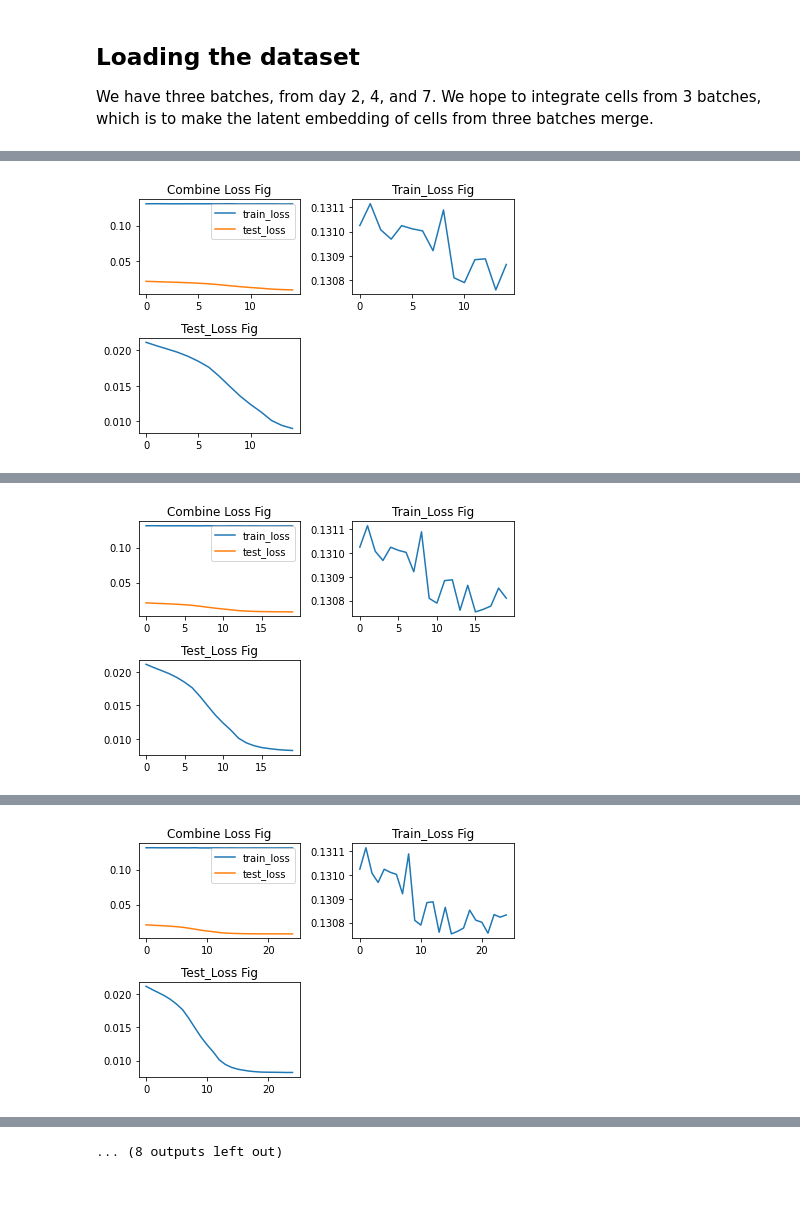
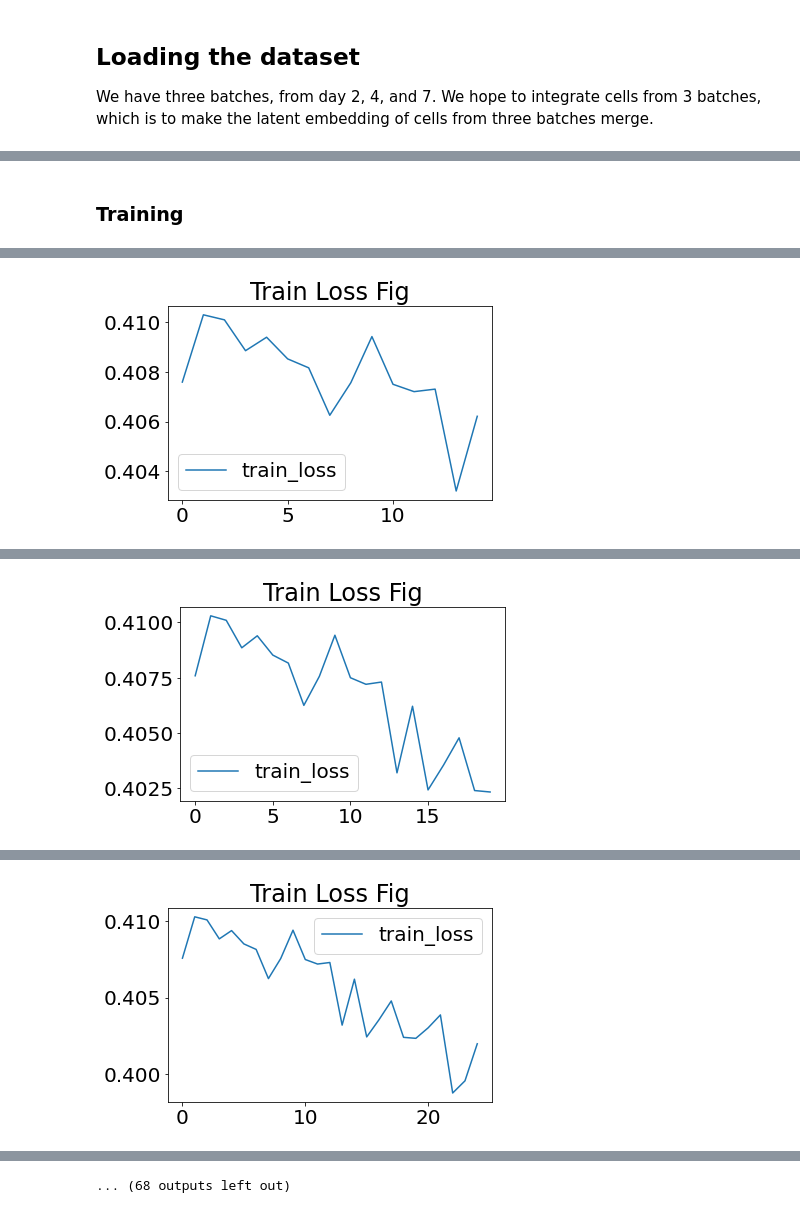
Before and after one commit to ZhangLabGT/scDisInFact, a Jupyter notebook: AntennaVAE/AE_model.ipynb, the cells around one changed output, grey strips where cells are left out. Drawn from its saved outputs; the diff is of its cells as text; code cells hidden in the pictures.

```diff
--- a/AntennaVAE/AE_model.ipynb
+++ b/AntennaVAE/AE_model.ipynb
@@ -117,0 +56,7 @@ test_loader = DataLoader(train_data, batch_size = train_data.counts.shape[0], sh
+# %%
+# PREVIEW
+load_data_d2 = data_d2.T.copy()
+load_data_d4 = data_d4.T.copy()
+load_data_d7 = data_d7.T.copy()
+
+data_batch_1, data_batch_2 = preproc_filter(load_data_d2, load_data_d4, 150)
@@ -118,5 +69,18 @@ test_loader = DataLoader(train_data, batch_size = train_data.counts.shape[0], sh
+# %%
+batch_size = 50
+seed = 222
+random.seed(seed)
+
+# construct training and testing dataset for one batch (day 4)
+train_data_1 = dataset(counts = data_batch_1.X, anno = anno_d2)
+train_loader_1 = DataLoader(train_data_1, batch_size = batch_size, shuffle=True)
+
+train_data_2 = dataset(counts = data_batch_2.X, anno = anno_d4)
+train_loader_2 = DataLoader(train_data_2, batch_size = batch_size, shuffle = True)
 # %%
-net_struc = [all_data.shape[1], 1024, 256, 64, 32]
+if data_batch_1.shape != data_batch_2.shape:
+    assert ValueError
+net_struc = [data_batch_1.shape[1], 512, 128, 32]
 
 encoder = Encoder(features=net_struc).to(device)
 decoder = Decoder(features=net_struc[1:][::-1]).to(device)
@@ -126,7 +90,7 @@ decoder = Decoder(features=net_struc[1:][::-1]).to(device)
 output_layer = OutputLayer(net_struc[:2][::-1]).to(device)
 
 # Define Optimizer
-lr = 5e-5
+lr = 1e-3
 
 #Random seed
 torch.manual_seed(seed)
@@ -146,12 +103,16 @@ factor_mmd = 1
+# %%
+factor_zinb = 1
+factor_mmd = 0.3
+# %% [markdown]
+### Training
 # %%
-num_epochs = 50
+num_epochs = 200
 all_loss = {'train_loss':[],'test_loss':[]}
 for epoch in range(num_epochs):
-    train_loss = train_epoch(encoder,decoder,output_layer,train_loader,optim,factor_zinb,factor_mmd)
-    test_loss = test_epoch(encoder,decoder,output_layer,test_loader,factor_zinb,factor_mmd)
-    print('\n EPOCH {}/{} \t train loss {} \t test loss {}'.format(epoch + 1, num_epochs,train_loss,test_loss))
+    train_loss = train_epoch_mmd(encoder,decoder,output_layer,train_loader_1, train_loader_2,optim,factor_zinb,factor_mmd)
+    print('\n EPOCH {}/{} \t train loss {}'.format(epoch + 1, num_epochs,train_loss))
     all_loss['train_loss'].append(train_loss)
-    all_loss['test_loss'].append(test_loss)
+    all_loss['test_loss'].append(0)
     if epoch and (epoch + 1) % 5 == 0:
-        plot_train(all_loss, seperate=True)
+        plot_train(all_loss)
 # %% [output]
@@ -187 +148 @@ for epoch in range(num_epochs):
-[figure, old version]
+[figure, new version]
@@ -197 +158 @@ for epoch in range(num_epochs):
-[figure, old version]
+[figure, new version]
@@ -207 +168 @@ for epoch in range(num_epochs):
-[figure, old version]
+[figure, new version]
@@ -218 +179 @@ for epoch in range(num_epochs):
-... (8 outputs left out)
+... (68 outputs left out)
```
Also changed, not shown: parts of 13 cells of this notebook, 3 other files.
